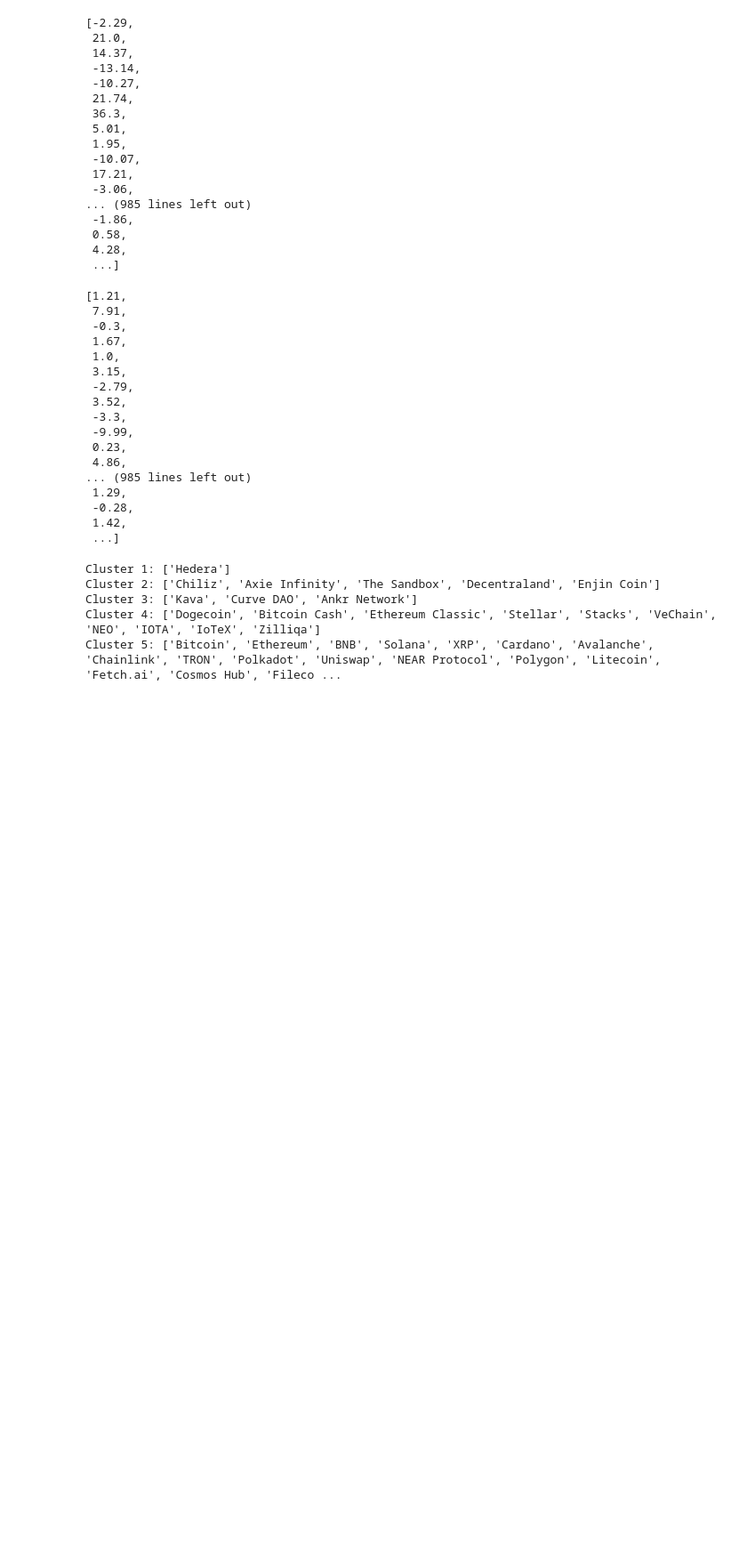
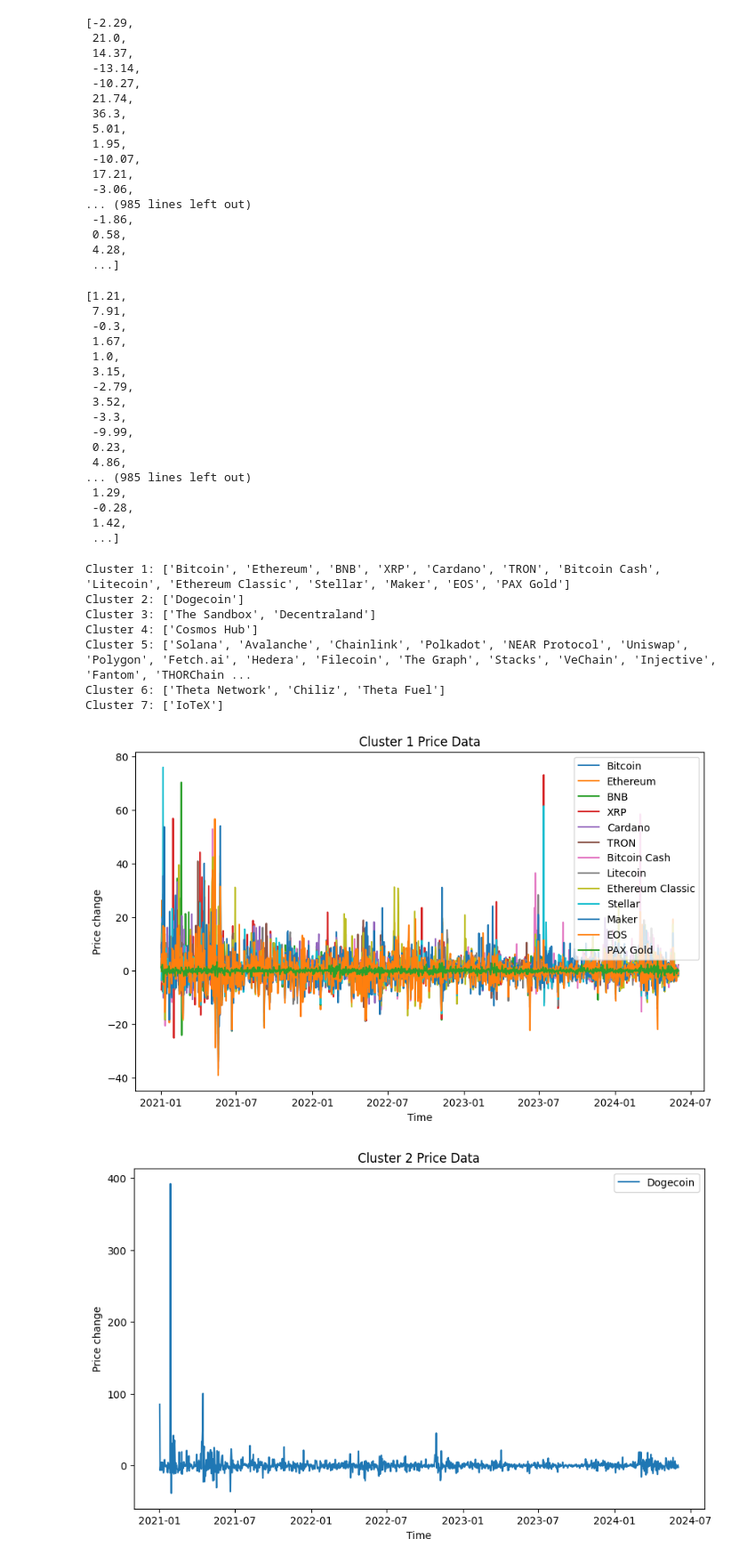
Before and after one commit to atavice/cryptoTrade, a Jupyter notebook: integral_of_paths.ipynb, the cells around one changed output. Shown at 89% size. Saved outputs shown, nothing was run; the diff lists cells and outputs as text; code cells hidden in the pictures; blank space fills up the shorter version.

Commit message:
k-means clustering: tuning k

```diff
--- a/integral_of_paths.ipynb
+++ b/integral_of_paths.ipynb
@@ -362,7 +363,7 @@ coins = list(daily_percent_change_dict.keys())
 X = np.array(padded_daily_changes)  # Convert values to numpy array
 
 # Choose the number of clusters (k)
-k = 5  # You can adjust this number based on your data and requirements
+k = 7  # You can adjust this number based on your data and requirements
 
 # Initialize and fit KMeans model
 kmeans = KMeans(n_clusters=k)
@@ -376,8 +377,27 @@ for i in range(k):
     cluster_coins = [coins[j] for j in range(len(coins)) if cluster_labels[j] == i]
     print(f'Cluster {i+1}: {cluster_coins}')
 # %% [output]
-Cluster 1: ['Hedera']
-Cluster 2: ['Chiliz', 'Axie Infinity', 'The Sandbox', 'Decentraland', 'Enjin Coin']
-Cluster 3: ['Kava', 'Curve DAO', 'Ankr Network']
-Cluster 4: ['Dogecoin', 'Bitcoin Cash', 'Ethereum Classic', 'Stellar', 'Stacks', 'VeChain', 'NEO', 'IOTA', 'IoTeX', 'Zilliqa']
-Cluster 5: ['Bitcoin', 'Ethereum', 'BNB', 'Solana', 'XRP', 'Cardano', 'Avalanche', 'Chainlink', 'TRON', 'Polkadot', 'Uniswap', 'NEAR Protocol', 'Polygon', 'Litecoin', 'Fetch.ai', 'Cosmos Hub', 'Fileco ...
+Cluster 1: ['Bitcoin', 'Ethereum', 'BNB', 'XRP', 'Cardano', 'TRON', 'Bitcoin Cash', 'Litecoin', 'Ethereum Classic', 'Stellar', 'Maker', 'EOS', 'PAX Gold']
+Cluster 2: ['Dogecoin']
+Cluster 3: ['The Sandbox', 'Decentraland']
+Cluster 4: ['Cosmos Hub']
+Cluster 5: ['Solana', 'Avalanche', 'Chainlink', 'Polkadot', 'NEAR Protocol', 'Uniswap', 'Polygon', 'Fetch.ai', 'Hedera', 'Filecoin', 'The Graph', 'Stacks', 'VeChain', 'Injective', 'Fantom', 'THORChain ...
+Cluster 6: ['Theta Network', 'Chiliz', 'Theta Fuel']
+Cluster 7: ['IoTeX']
+# %%
+# Plot actual price data for each cluster
+
+for i in range(k):
+    cluster_coins = [coins[j] for j in range(len(coins)) if cluster_labels[j] == i]
+    plt.figure(figsize=(10, 6))
+    for coin in cluster_coins:
+        timestamps = filtered_historical_data[coin]['timestamp'][1:]
+        plt.plot(timestamps, daily_percent_change_dict[coin], label=coin)
+    plt.title(f'Cluster {i+1} Price Data')
+    plt.xlabel('Time')
+    plt.ylabel('Price change')
+    plt.legend()
+    plt.show()
+# %% [output]
+[figure, added]
+[figure, added]
```
Also changed, not shown: parts of 10 cells of this notebook.
